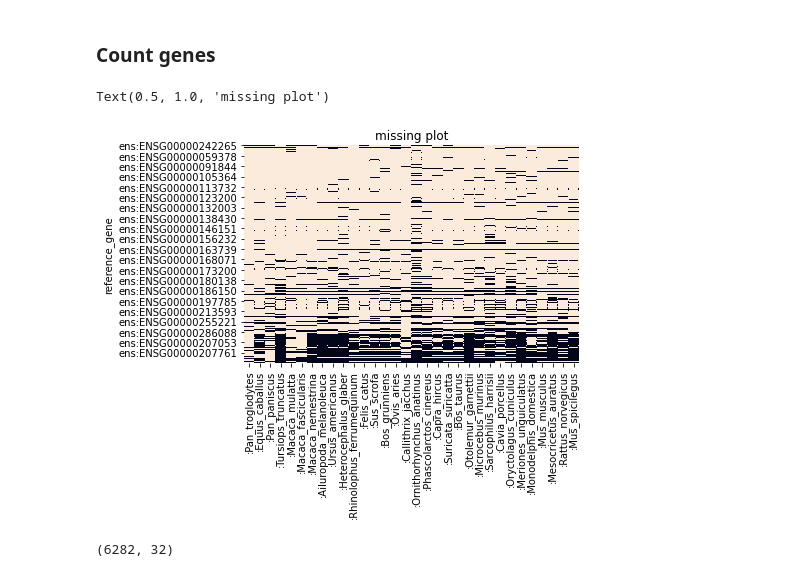
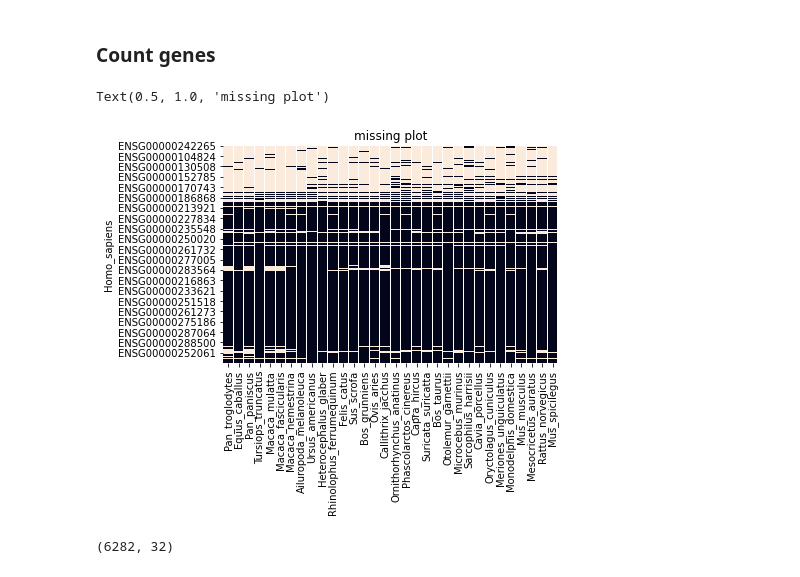
Before and after one commit to antonkulaga/yspecies, a Jupyter notebook: notebooks/0_evaluate_genes.ipynb, the cells around one changed output. Cells and saved outputs as stored; diff of their text form; code cells hidden in the pictures.

```diff
--- a/notebooks/0_evaluate_genes.ipynb
+++ b/notebooks/0_evaluate_genes.ipynb
@@ -45,11 +44,11 @@ pp = pprint.PrettyPrinter(indent=4)
 # %% [markdown]
 ## Load gene tables ##
 # %%
-def load_table(path: Path, index: str = None):
+def load_table(path: Path, index: str = None, dtype: str = None):
     if index is None:
-        return pd.read_csv(str(path), sep="\t", index_col=False)
+        return pd.read_csv(str(path), sep="\t", index_col=False, dtype=dtype)
     else:
-        return pd.read_csv(str(path), sep="\t", index_col=index)
+        return pd.read_csv(str(path), sep="\t", index_col=index, dtype=dtype)
 
 from dataclasses import dataclass
 @dataclass
@@ -57,6 +56,7 @@ class OrthologyTable:
     one2one: pd.DataFrame
     one2many: pd.DataFrame
     one2many_directed: pd.DataFrame
+    one2oneplus_directed: pd.DataFrame
     many2many: pd.DataFrame
     all: pd.DataFrame
 
@@ -69,14 +69,15 @@ class OrthologyTable:
         return self
 
 def load_tables(folder :Path, index: str = None) -> OrthologyTable:
-    return OrthologyTable(load_table(folder / "one2one.tsv", index),
-                          load_table(folder / "one2many.tsv", index),
-                          load_table(folder / "one2many_directed.tsv", index),
-                          load_table(folder / "many2many.tsv", index),
-                          load_table(folder / "all.tsv", index))
+    return OrthologyTable(load_table(folder / "one2one.tsv", index, dtype='string'),
+                          load_table(folder / "one2many.tsv", index, dtype='string'),
+                          load_table(folder / "one2many_directed.tsv", index, dtype='string'),
+                          load_table(folder / "one2oneplus_directed.tsv", index, dtype='string'),
+                          load_table(folder / "many2many.tsv", index, dtype='string'),
+                          load_table(folder / "all.tsv", index, dtype='string'))
 # %%
-birds = load_tables(path_by_class / "Aves", "reference_gene")
-reptiles = load_tables(path_by_class / "Reptilia", "reference_gene")
-mammals = load_tables(path_by_class / "Mammalia", "reference_gene").drop(":Homo_sapiens")
+birds = load_tables(path_by_class / "Aves", "Homo_sapiens")
+reptiles = load_tables(path_by_class / "Reptilia", "Homo_sapiens")
+mammals = load_tables(path_by_class / "Mammalia", "Homo_sapiens")
 mammals.all.head(4)
 # %% [output]
@@ -150,8 +146,8 @@ def gene_counts(table: OrthologyTable, species: pd.DataFrame = None, field: str
     #(table.all.notna().sum() - table.one2one.notna().sum()).sort_values(ascending=False).plot(kind="bar", ax = axs[1,0], rot=rot)
     gc(table.many2many.isna(), species).genes.plot(kind="bar", ax = axs[1,1], rot=rot)
 # %%
-show_missing(mammals.all.drop(columns = [":Cavia_aperea", ":Tupaia_belangeri", ":Erinaceus_europaeus"]))
+show_missing(mammals.all.drop(columns = ["Cavia_aperea", "Tupaia_belangeri", "Erinaceus_europaeus"]))
 # %% [output]
 Text(0.5, 1.0, 'missing plot')
-[figure, old version]
+[figure, new version]
 # %%
```
Also changed, not shown: parts of 22 cells of this notebook, 2 other files.
